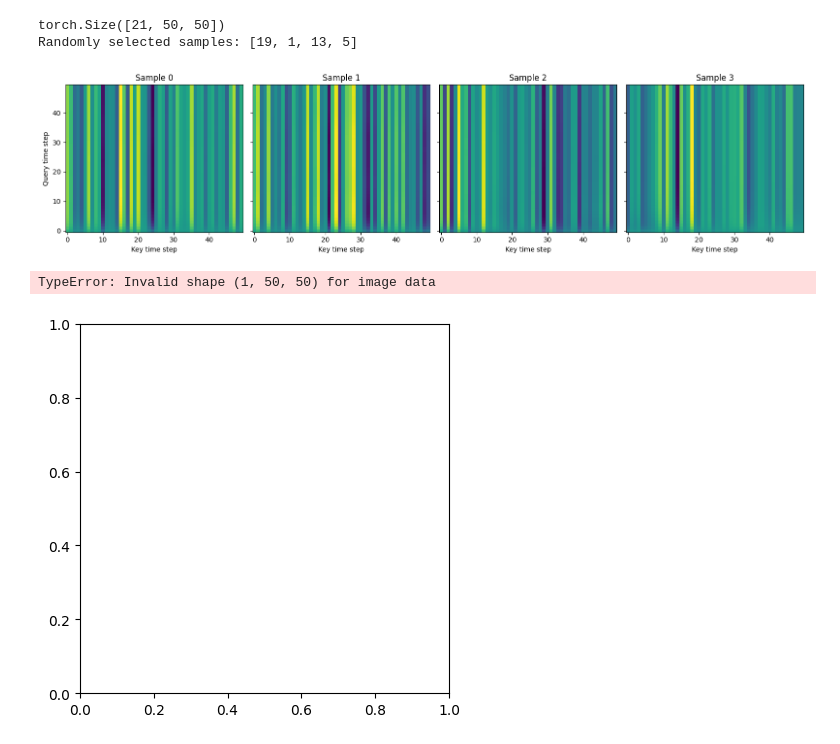
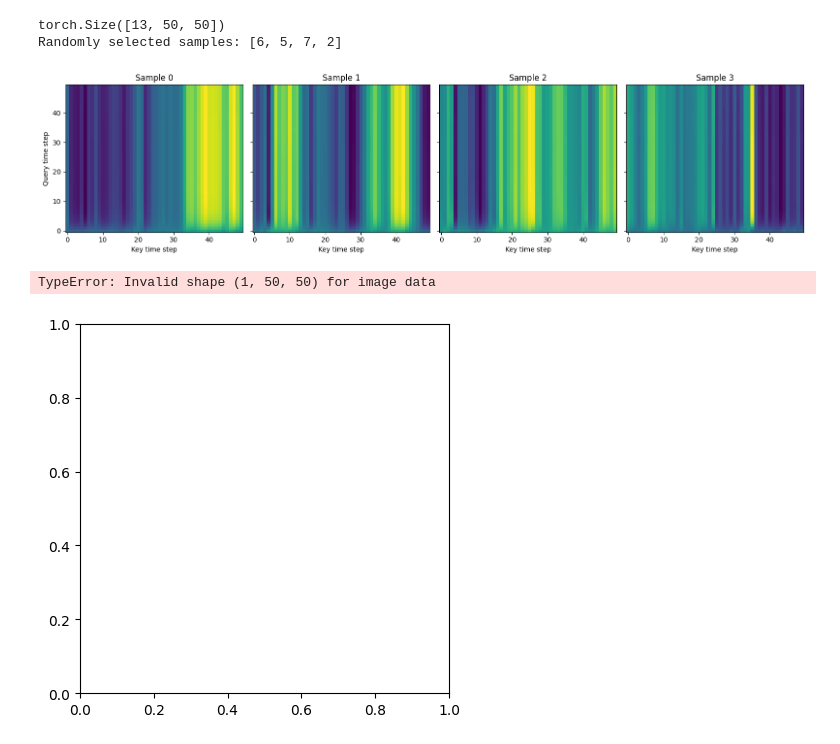
Before and after one commit to peogradin/Project-AMLNN, a Jupyter notebook: test_model_parameters.ipynb, the cells around one changed output. Drawn from its saved outputs; the diff is of its cells as text; code cells hidden in the pictures.

```diff
--- a/test_model_parameters.ipynb
+++ b/test_model_parameters.ipynb
@@ -28,20 +28,21 @@ chosen_ticker = "KINV-B.ST"
 
 window_step_length = 6
 window_size = 50
-num_test_points = 900
+num_test_points = 200
 
-horizon = 10 #3 is good
+horizon = 5 #3 is good
 target_idx = 0
 # %%
 from data.data_preprocessing import retrive_and_extract_relevant_data_values, generate_loaders_and_benchmark
 from single_asset_models.CrossAttentionGRUV1 import CrossAttentionGRUV1
+from single_asset_models.CrossAttentionLSTMV1 import CrossAttentionLSTMV1
 from train.train_functions import plot_training
 import deeplay as dl
 
 from model_inference.inference_functions import generate_weights_from_predictions
-tickers = ['VOLV-B.ST', 'SAAB-B.ST', 'TEL2-B.ST', 'SCA-B.ST', 'SWED-A.ST']
+tickers = ['VOLV-B.ST', 'KINV-B.ST', 'TEL2-B.ST', 'SCA-B.ST', 'SWED-A.ST']
 all_weights = []
-#tickers = all_tickers
+tickers = all_tickers
 #tickers = ['TEL2-B.ST']
 epochs = 20
 for ticker in tickers:
@@ -55,9 +56,9 @@ for ticker in tickers:
                                                                      target_idx=target_idx,
                                                                      minimal_plotting=False
                                                                      )
-    cross_attn_gru_v1 = CrossAttentionGRUV1(in_dim=n_features, hidden_dim=200, num_hidden_layers=7, out_dim=1, dropout=0.1, num_heads=40)
+    cross_attn_lstm_v1 = CrossAttentionLSTMV1(in_dim=n_features, hidden_dim=64, num_hidden_layers=5, out_dim=1, dropout=0.1, num_heads=16)
     #trained_chosen_model_path = train_model(chosen_model, epochs=epochs, optimizer=, train_loader=train_loader, val_loader=val_loader, benchmark=benchmark)
-    chosen_model = cross_attn_gru_v1
+    chosen_model = cross_attn_lstm_v1
     chosen_model_reg = dl.Regressor(chosen_model, optimizer=dl.Adam(lr=0.001)).create()
 
     trainer = dl.Trainer(max_epochs=epochs, accelerator="auto")
@@ -221,13 +281,13 @@ Final return:  1.7415887359553925
 # %%
 import torch
-cross_attn_gru_v1.eval()
+cross_attn_lstm_v1.eval()
 
 with torch.no_grad():
     for i, batch in enumerate(val_loader):
         x_batch, y_batch = batch
         #print(y_batch)
-        test_prediction = cross_attn_gru_v1(x_batch)
-        attn_weights = cross_attn_gru_v1.get_attn_weights()
+        test_prediction = cross_attn_lstm_v1(x_batch)
+        attn_weights = cross_attn_lstm_v1.get_attn_weights()
         all_attn = attn_weights
         if i > 5:
             break
@@ -243,35 +303,35 @@ print("Randomly selected samples:", indices)
 
 attn4 = attn[indices]
 
 import matplotlib.pyplot as plt
 
 fig, axes = plt.subplots(1, 4, figsize=(16,4), sharex=True, sharey=True)
 
 im_mean = attn4.mean(0, keepdims=True)
 
 for i, ax in enumerate(axes):
     im = ax.imshow(
         attn4[i],
         origin="lower",
         cmap="viridis",
         aspect="auto",
 
     )
     ax.set_title(f"Sample {i}")
     ax.set_xlabel("Key time step")
     if i == 0:
         ax.set_ylabel("Query time step")
 
 
 
 plt.tight_layout()
 plt.show()
 
 plt.imshow(im_mean)
 plt.show()
 # %% [output]
-torch.Size([21, 50, 50])
-Randomly selected samples: [19, 1, 13, 5]
+torch.Size([13, 50, 50])
+Randomly selected samples: [6, 5, 7, 2]
-[figure, old version]
+[figure, new version]
 TypeError: Invalid shape (1, 50, 50) for image data
 [figure]
```
Also changed, not shown: parts of 4 cells of this notebook, 26 other files.
